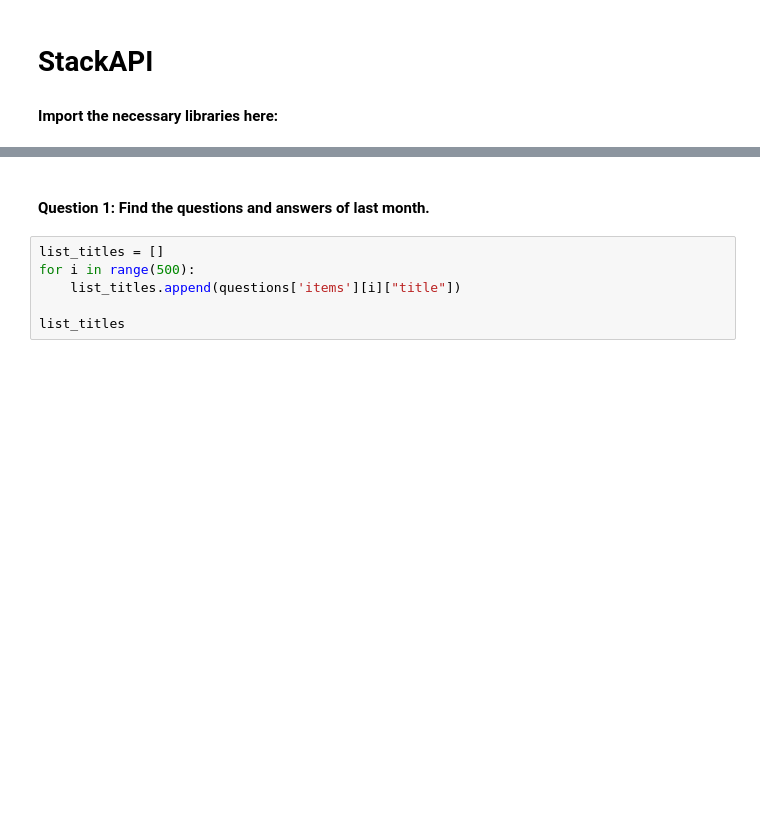
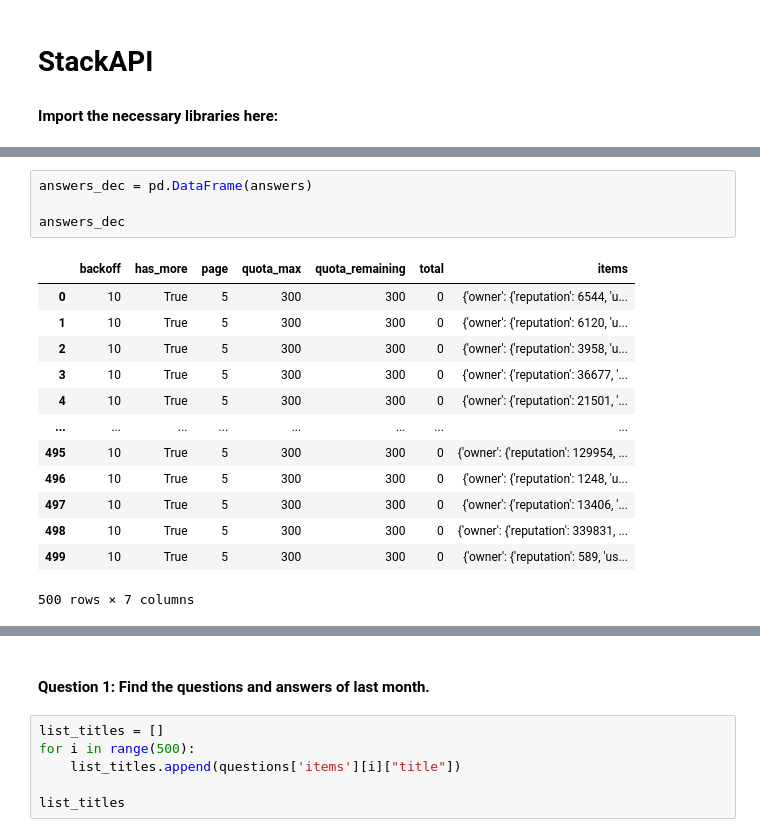
Before and after one commit to Binardino/lab-stackAPI, a Jupyter notebook: your-code/StackAPI_vRL.ipynb, the cells around one changed output, grey strips where cells are left out. Cells and saved outputs as stored; diff of their text form; blank space fills up the shorter version.

```diff
--- a/your-code/StackAPI_vRL.ipynb
+++ b/your-code/StackAPI_vRL.ipynb
@@ -195,0 +149,18 @@ nested_columns = ['items', 'items_title']
+# %%
+answers_dec = pd.DataFrame(answers)
+
+answers_dec
+# %% [output]
+|  | backoff | has_more | page | quota_max | quota_remaining | total | items |
+| 0 | 10 | True | 5 | 300 | 300 | 0 | {'owner': {'reputation': 6544, 'u... |
+| 1 | 10 | True | 5 | 300 | 300 | 0 | {'owner': {'reputation': 6120, 'u... |
+| 2 | 10 | True | 5 | 300 | 300 | 0 | {'owner': {'reputation': 3958, 'u... |
+| 3 | 10 | True | 5 | 300 | 300 | 0 | {'owner': {'reputation': 36677, '... |
+| 4 | 10 | True | 5 | 300 | 300 | 0 | {'owner': {'reputation': 21501, '... |
+| ... | ... | ... | ... | ... | ... | ... | ... |
+| 495 | 10 | True | 5 | 300 | 300 | 0 | {'owner': {'reputation': 129954, ... |
+| 496 | 10 | True | 5 | 300 | 300 | 0 | {'owner': {'reputation': 1248, 'u... |
+| 497 | 10 | True | 5 | 300 | 300 | 0 | {'owner': {'reputation': 13406, '... |
+| 498 | 10 | True | 5 | 300 | 300 | 0 | {'owner': {'reputation': 339831, ... |
+| 499 | 10 | True | 5 | 300 | 300 | 0 | {'owner': {'reputation': 589, 'us... |
+500 rows × 7 columns
```
Also changed, not shown: parts of 35 cells of this notebook, 2 other files.
